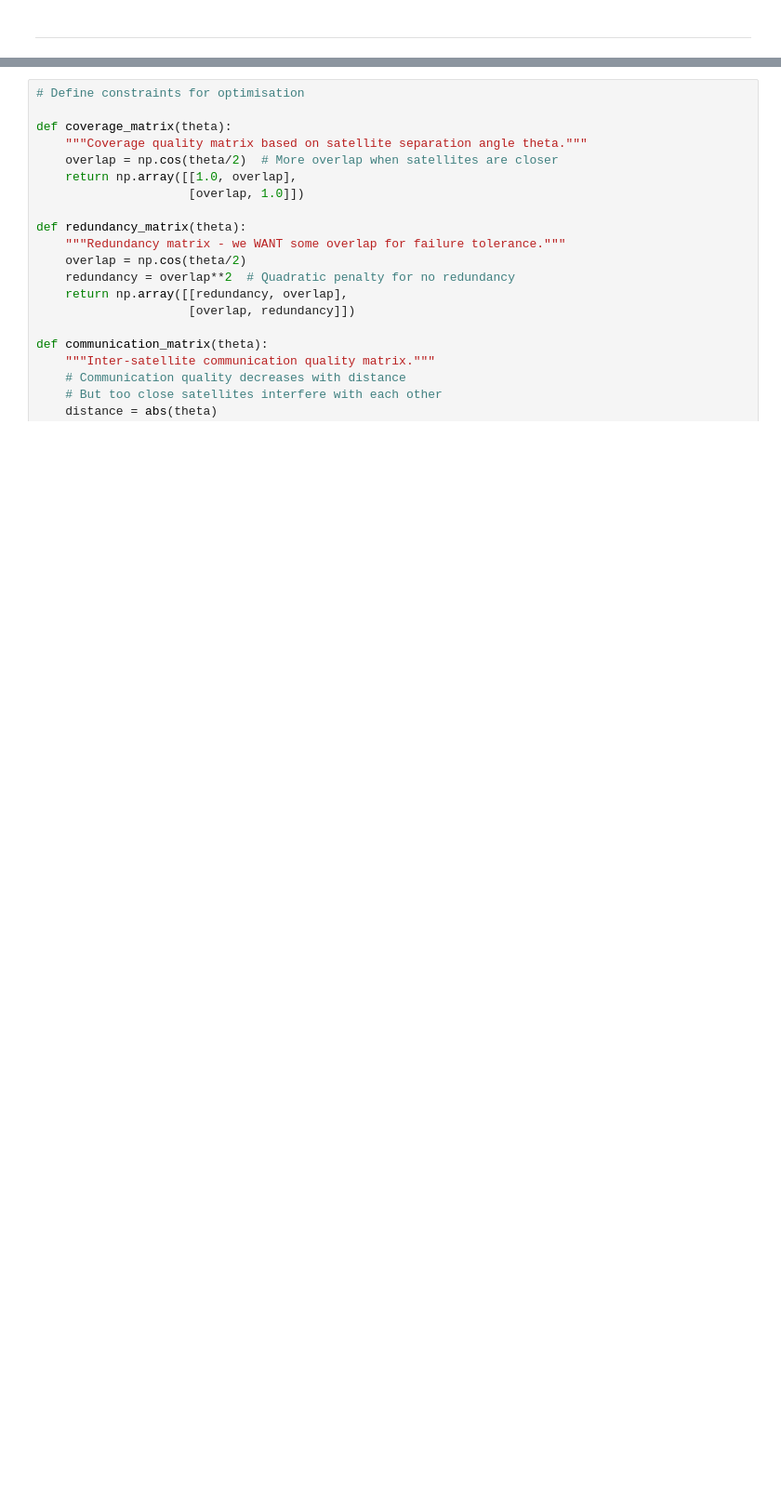
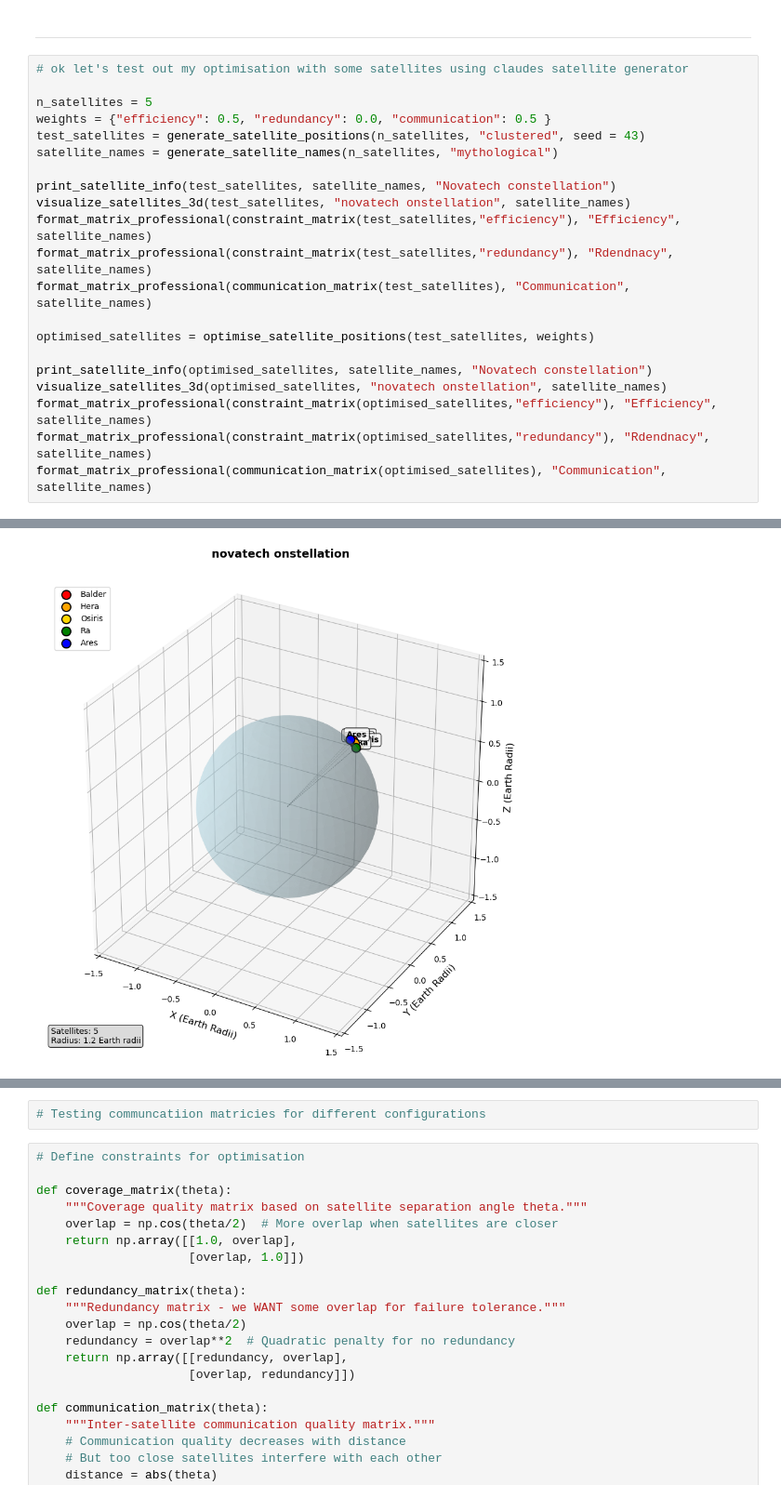
Before and after one commit to isaacasamoah/spaceml, a Jupyter notebook: notebooks/prototypes/quest_algorithm.ipynb, the cells around one changed output, grey strips where cells are left out. Shown at 93% size. Saved outputs shown, nothing was run; the diff lists cells and outputs as text; blank space fills up the shorter version.

```diff
--- a/notebooks/prototypes/quest_algorithm.ipynb
+++ b/notebooks/prototypes/quest_algorithm.ipynb
@@ -525,2 +1010,24 @@ TypeError: int() argument must be a string, a bytes-like object or a real number
 # %% [markdown]
 _______________________________________________________________________________________________________________________________
+# %%
+# ok let's test out my optimisation with some satellites using claudes satellite generator
+
+n_satellites = 5
+weights = {"efficiency": 0.5, "redundancy": 0.0, "communication": 0.5 }
+test_satellites = generate_satellite_positions(n_satellites, "clustered", seed = 43)
+satellite_names = generate_satellite_names(n_satellites, "mythological")
+
+print_satellite_info(test_satellites, satellite_names, "Novatech constellation")
+visualize_satellites_3d(test_satellites, "novatech onstellation", satellite_names)
+format_matrix_professional(constraint_matrix(test_satellites,"efficiency"), "Efficiency", satellite_names)
+format_matrix_professional(constraint_matrix(test_satellites,"redundancy"), "Rdendnacy", satellite_names)
+format_matrix_professional(communication_matrix(test_satellites), "Communication", satellite_names)
+
+optimised_satellites = optimise_satellite_positions(test_satellites, weights)
+
+print_satellite_info(optimised_satellites, satellite_names, "Novatech constellation")
+visualize_satellites_3d(optimised_satellites, "novatech onstellation", satellite_names)
+format_matrix_professional(constraint_matrix(optimised_satellites,"efficiency"), "Efficiency", satellite_names)
+format_matrix_professional(constraint_matrix(optimised_satellites,"redundancy"), "Rdendnacy", satellite_names)
+format_matrix_professional(communication_matrix(optimised_satellites), "Communication", satellite_names)
+# %% [output]
@@ -526,0 +1051 @@ ________________________________________________________________________________
+[figure, added]
@@ -527,3 +1087,5 @@ ________________________________________________________________________________
+# %%
+# Testing communcatiion matricies for different configurations
 # %%
 # Define constraints for optimisation
 
```
Also changed, not shown: parts of 4 cells of this notebook, 1 other file.
